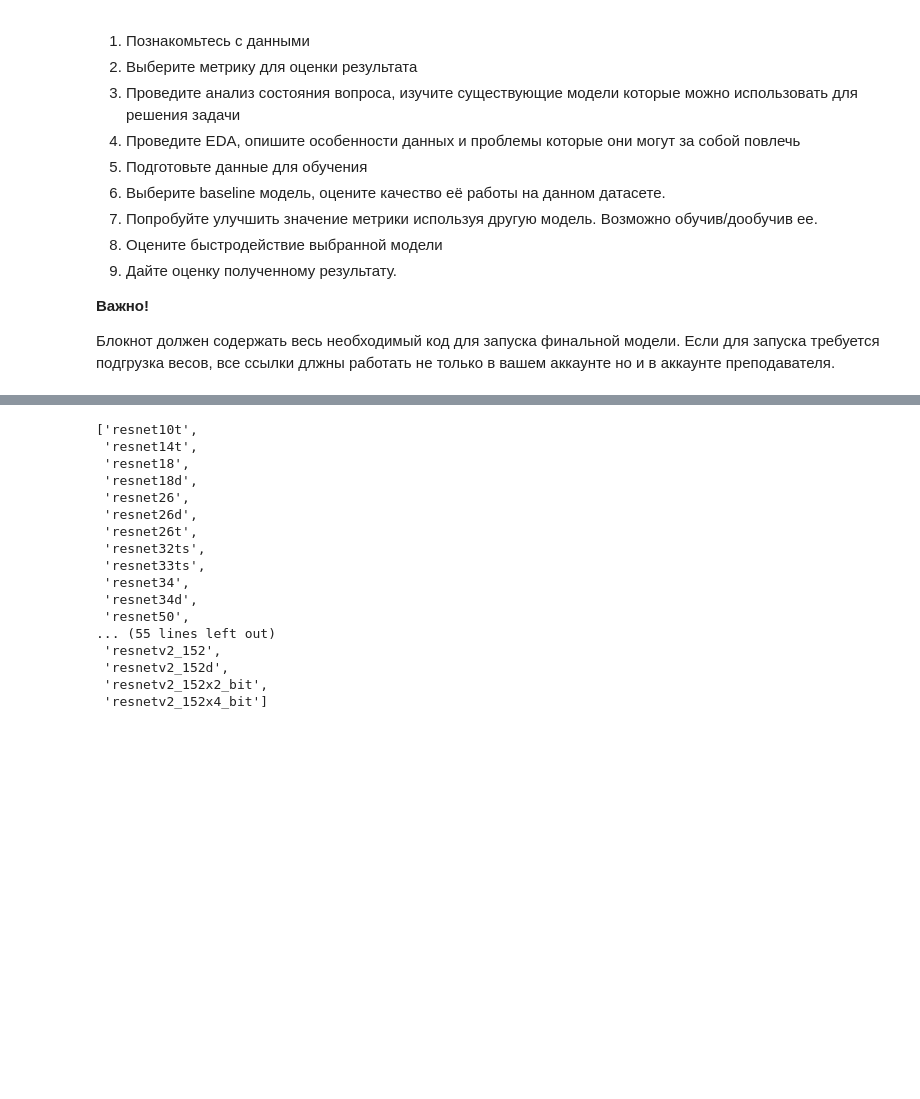
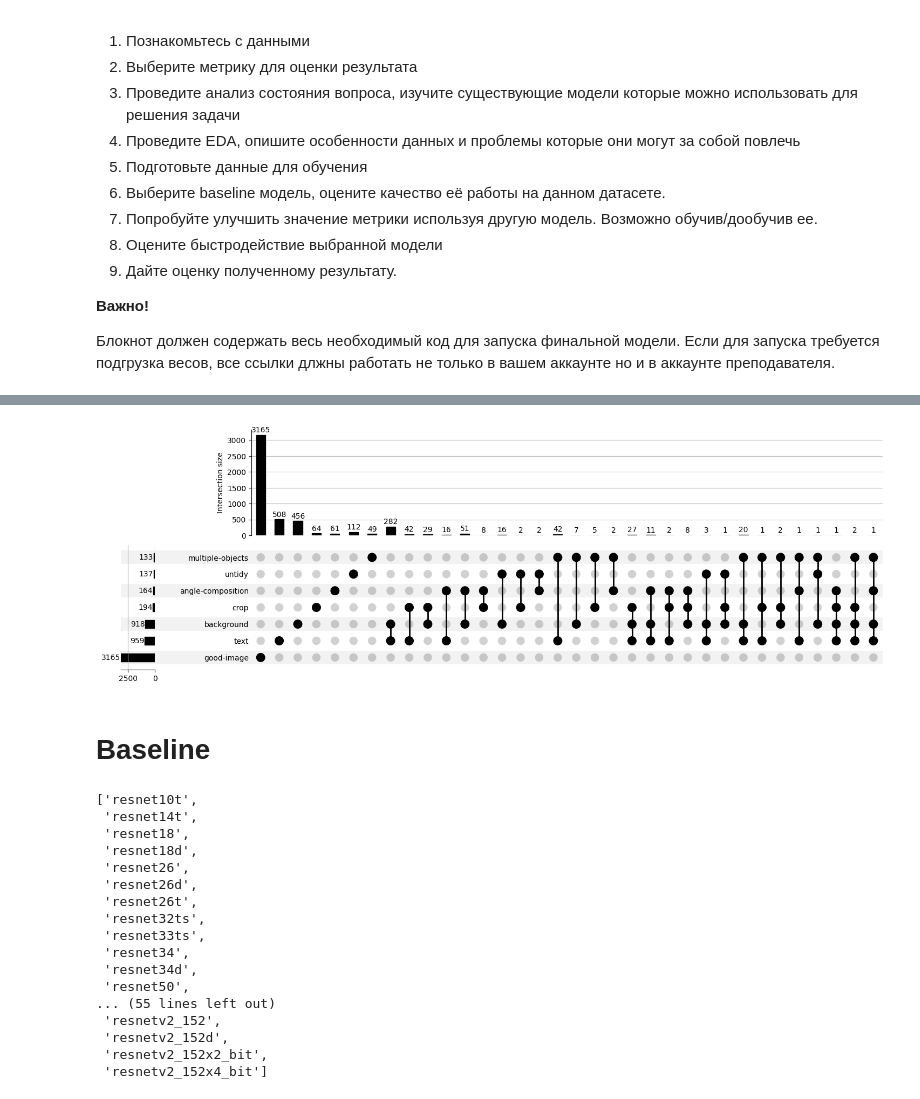
Before and after one commit to Luzinsan/intership, a Jupyter notebook: ex2/EX2_Quality.ipynb, the cells around one changed output, grey strips where cells are left out. Saved outputs shown, nothing was run; the diff lists cells and outputs as text; code cells hidden in the pictures; blank space fills up the shorter version.

Commit message:
Анализ датасета, upset, confusion matrix

```diff
--- a/ex2/EX2_Quality.ipynb
+++ b/ex2/EX2_Quality.ipynb
@@ -315,0 +369,10 @@ test_dataloader = torch.utils.data.DataLoader(test_dataset,
+# %%
+%%capture --no-display
+from upsetplot import from_memberships, UpSet
+
+ax_dict = UpSet(from_memberships(df.data.targets_list, data=df.data.data),
+                subset_size="count", show_counts=True).plot()
+# %% [output]
+[figure, added]
+# %% [markdown]
+# Baseline
```
Also changed, not shown: parts of 40 cells of this notebook, 3 other files.
